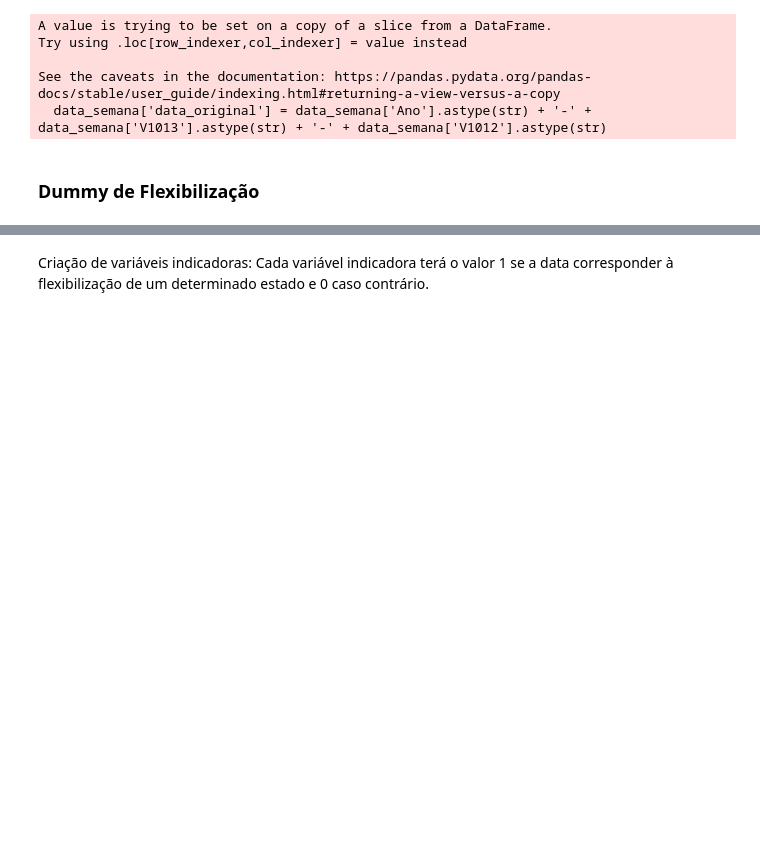
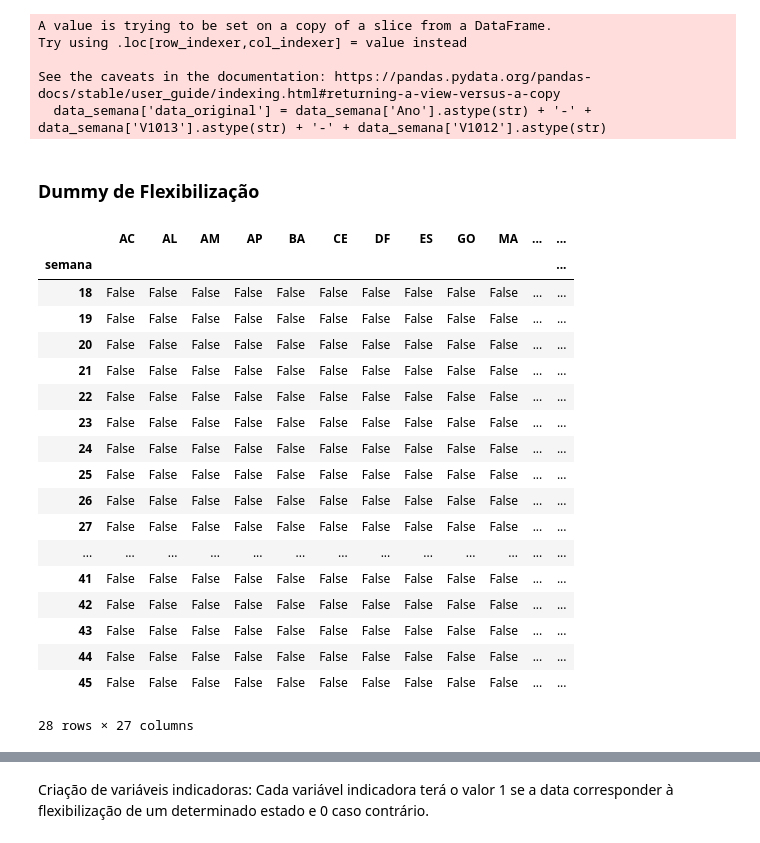
Before and after one commit to msbrasil/Mercado-de-Trabalho-Remoto, a Jupyter notebook: Notebooks/Tratamento para Dados em Painel.ipynb, the cells around one changed output, grey strips where cells are left out. Saved outputs shown, nothing was run; the diff lists cells and outputs as text; code cells hidden in the pictures; blank space fills up the shorter version.

```diff
--- a/Notebooks/Tratamento para Dados em Painel.ipynb
+++ b/Notebooks/Tratamento para Dados em Painel.ipynb
@@ -364,4 +364,26 @@ pnad_covid['semana_dt'] = pnad_covid['data_formatada'].map(dict_semana)
 df_datas_flex = pd.read_excel('../Anexos/datas_flexibilização.xlsx')
 # %%
 df_datas_flex['semana'] = pd.to_datetime(df_datas_flex['Data'].values, format='%d/%m/%Y').strftime('%U')
+# %%
+matriz_flex
+# %% [output]
+|  | AC | AL | AM | AP | BA | CE | DF | ES | GO | MA | ... | ... |
+| semana |  |  |  |  |  |  |  |  |  |  |  | ... |
+| 18 | False | False | False | False | False | False | False | False | False | False | ... | ... |
+| 19 | False | False | False | False | False | False | False | False | False | False | ... | ... |
+| 20 | False | False | False | False | False | False | False | False | False | False | ... | ... |
+| 21 | False | False | False | False | False | False | False | False | False | False | ... | ... |
+| 22 | False | False | False | False | False | False | False | False | False | False | ... | ... |
+| 23 | False | False | False | False | False | False | False | False | False | False | ... | ... |
+| 24 | False | False | False | False | False | False | False | False | False | False | ... | ... |
+| 25 | False | False | False | False | False | False | False | False | False | False | ... | ... |
+| 26 | False | False | False | False | False | False | False | False | False | False | ... | ... |
+| 27 | False | False | False | False | False | False | False | False | False | False | ... | ... |
+| ... | ... | ... | ... | ... | ... | ... | ... | ... | ... | ... | ... | ... |
+| 41 | False | False | False | False | False | False | False | False | False | False | ... | ... |
+| 42 | False | False | False | False | False | False | False | False | False | False | ... | ... |
+| 43 | False | False | False | False | False | False | False | False | False | False | ... | ... |
+| 44 | False | False | False | False | False | False | False | False | False | False | ... | ... |
+| 45 | False | False | False | False | False | False | False | False | False | False | ... | ... |
+28 rows × 27 columns
 # %%
```
Also changed, not shown: parts of 1 cell of this notebook, 5 other files.
